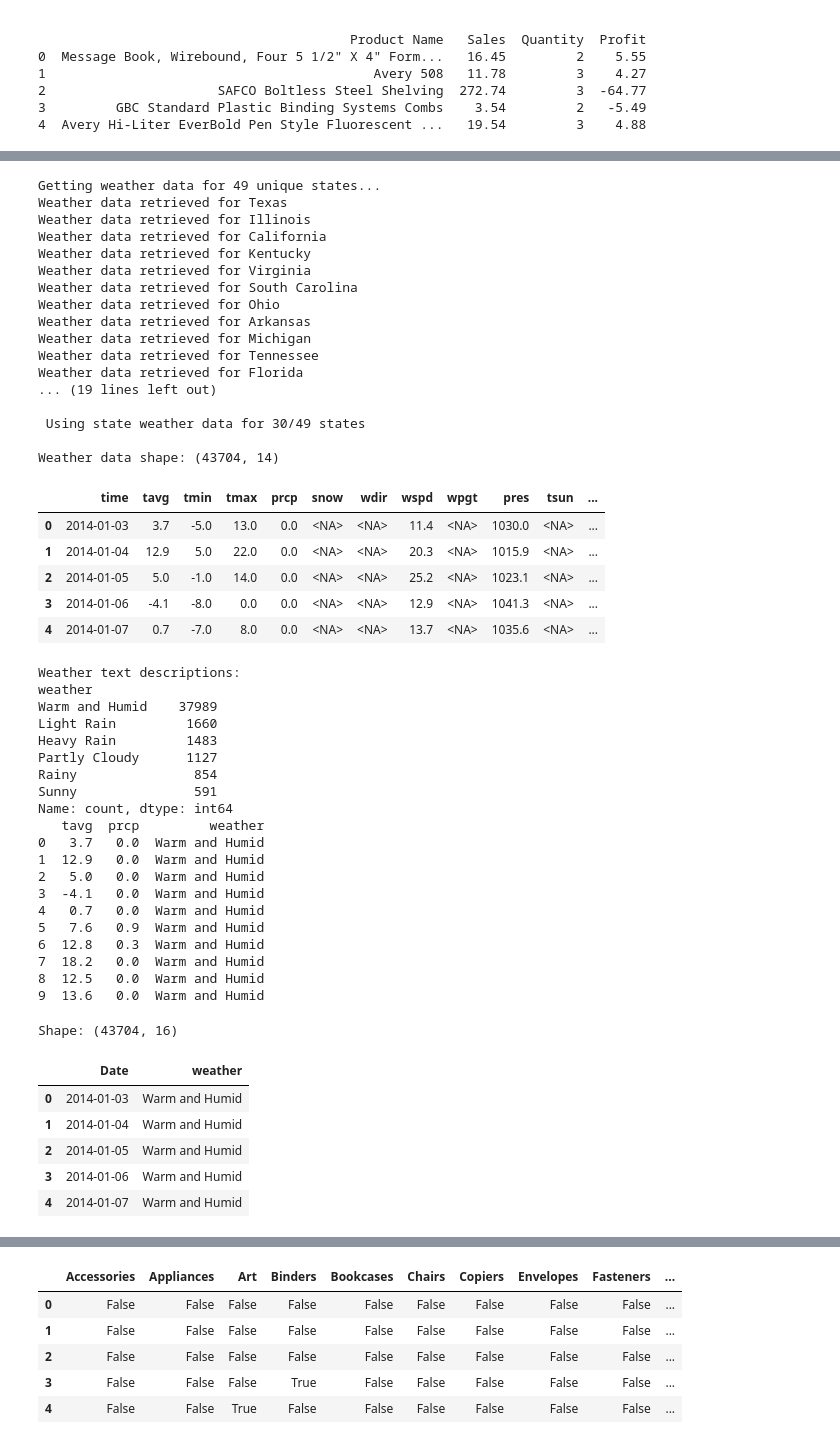
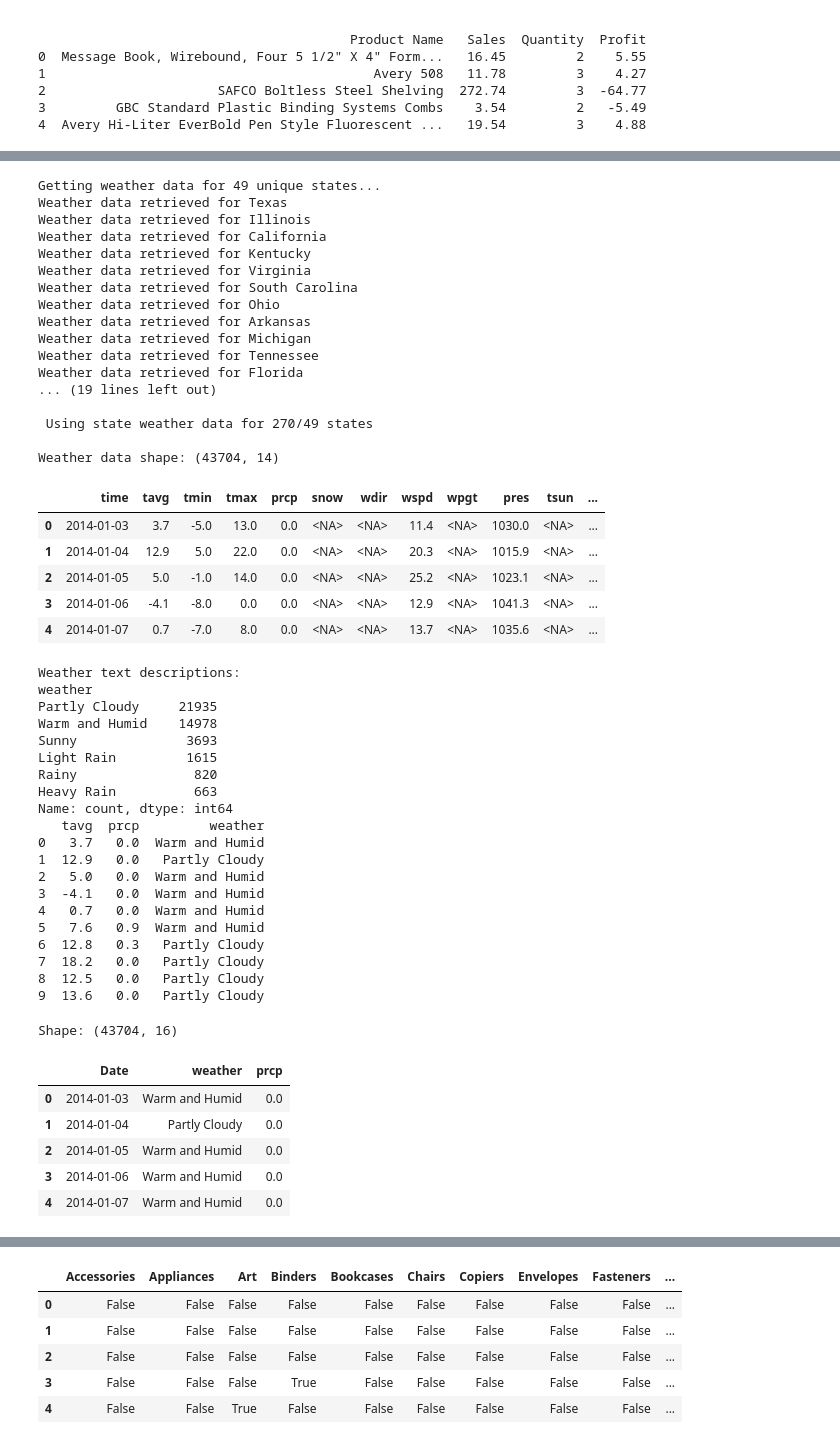
Before and after one commit to MaharLeika18/Data-Mining---Python, a Jupyter notebook: Final_Exam/ClusterAnalysis.ipynb, the cells around one changed output, grey strips where cells are left out. Cells and saved outputs as stored; diff of their text form; code cells hidden in the pictures.

Commit message:
Fixed null issues with prcp

```diff
--- a/Final_Exam/ClusterAnalysis.ipynb
+++ b/Final_Exam/ClusterAnalysis.ipynb
@@ -126,7 +126,9 @@ unique_states = data[['State', 'Latitude', 'Longitude']].drop_duplicates()
 
 print(f"Getting weather data for {len(unique_states)} unique states...")
 
-states_with_data = 0
+successful_states = []
+failed_states = []
+
 for i, row in unique_states.iterrows():
     state = row['State']
     lat, lon = row['Latitude'], row['Longitude']
@@ -184,7 +186,7 @@ Weather data retrieved for Tennessee
 Weather data retrieved for Florida
 ... (19 lines left out)
 
- Using state weather data for 30/49 states
+ Using state weather data for 270/49 states
 
 Weather data shape: (43704, 14)
 |  | time | tavg | tmin | tmax | prcp | snow | wdir | wspd | wpgt | pres | tsun | ... |
@@ -193,6 +195,17 @@ Weather data shape: (43704, 14)
 | 2 | 2014-01-05 | 5.0 | -1.0 | 14.0 | 0.0 | <NA> | <NA> | 25.2 | <NA> | 1023.1 | <NA> | ... |
 | 3 | 2014-01-06 | -4.1 | -8.0 | 0.0 | 0.0 | <NA> | <NA> | 12.9 | <NA> | 1041.3 | <NA> | ... |
 | 4 | 2014-01-07 | 0.7 | -7.0 | 8.0 | 0.0 | <NA> | <NA> | 13.7 | <NA> | 1035.6 | <NA> | ... |
+# %%
+#fix prcp and other null
+
+weather_data['prcp'] = weather_data['prcp'].replace('<NA>', np.nan)
+weather_data['tavg'] = weather_data['tavg'].replace('<NA>', np.nan)
+
+# Fill precipitation w 0 if null
+weather_data['prcp'] = weather_data['prcp'].fillna(0)
+
+# Fill temp w 15C if null
+weather_data['tavg'] = weather_data['tavg'].fillna(15)
 # %%
 # Add description to the data
 def get_weather_description(row):
@@ -200,20 +213,28 @@ def get_weather_description(row):
     precip = row['prcp']  # precipitation
 
     # Handle missing temperature or precipitation
-    if pd.isna(temp):
+    if pd.isna(temp) or temp == '<NA>':
         temp = 20  # Default average temperature
-    if pd.isna(precip):
+    if pd.isna(precip) or precip == '<NA>':
         precip = 0  # Default no precipitation
 
-    if precip > 10:
+
+    try:
+        temp = float(temp)
+        precip = float(precip)
+    except (ValueError, TypeError):
+        temp = 15
+        precip = 0
+
+    if precip > 20:
         return "Heavy Rain"
-    elif precip > 5:
+    elif precip > 10:
         return "Rainy"
-    elif precip > 1:
+    elif precip > 2.5:
         return "Light Rain"
-    elif temp > 29:
+    elif temp > 25:
         return "Sunny"
-    elif temp > 27:
+    elif temp > 10:
         return "Partly Cloudy"
     else:
         return "Warm and Humid"
@@ -227,43 +248,43 @@ print(weather_data[['tavg', 'prcp', 'weather']].head(10))
 # %% [output]
 Weather text descriptions:
 weather
-Warm and Humid    37989
-Light Rain         1660
-Heavy Rain         1483
-Partly Cloudy      1127
-Rainy               854
-Sunny               591
+Partly Cloudy     21935
+Warm and Humid    14978
+Sunny              3693
+Light Rain         1615
+Rainy               820
+Heavy Rain          663
 Name: count, dtype: int64
    tavg  prcp         weather
 0   3.7   0.0  Warm and Humid
-1  12.9   0.0  Warm and Humid
+1  12.9   0.0   Partly Cloudy
 2   5.0   0.0  Warm and Humid
 3  -4.1   0.0  Warm and Humid
 4   0.7   0.0  Warm and Humid
 5   7.6   0.9  Warm and Humid
-6  12.8   0.3  Warm and Humid
-7  18.2   0.0  Warm and Humid
-8  12.5   0.0  Warm and Humid
-9  13.6   0.0  Warm and Humid
+6  12.8   0.3   Partly Cloudy
+7  18.2   0.0   Partly Cloudy
+8  12.5   0.0   Partly Cloudy
+9  13.6   0.0   Partly Cloudy
 # %%
 # Create weather_data_reset for merging
 weather_data_reset = weather_data.reset_index()
 weather_data_reset.rename(columns={'time': 'Date'}, inplace=True)
 
 print(f"Shape: {weather_data_reset.shape}")
-display(weather_data_reset[['Date', 'weather']].head())
+display(weather_data_reset[['Date', 'weather','prcp']].head())
 
 # Rename data column to match
 data_merged = data.rename(columns={'Order Date': 'Date'})
 data_with_weather = pd.merge(data_merged, weather_data_reset[['Date','weather','tavg','prcp','wspd']], on='Date', how='left')
 # %% [output]
 Shape: (43704, 16)
-|  | Date | weather |
-| 0 | 2014-01-03 | Warm and Humid |
-| 1 | 2014-01-04 | Warm and Humid |
-| 2 | 2014-01-05 | Warm and Humid |
-| 3 | 2014-01-06 | Warm and Humid |
-| 4 | 2014-01-07 | Warm and Humid |
+|  | Date | weather | prcp |
+| 0 | 2014-01-03 | Warm and Humid | 0.0 |
+| 1 | 2014-01-04 | Partly Cloudy | 0.0 |
+| 2 | 2014-01-05 | Warm and Humid | 0.0 |
+| 3 | 2014-01-06 | Warm and Humid | 0.0 |
+| 4 | 2014-01-07 | Warm and Humid | 0.0 |
 # %%
 # Export
 data_with_weather.to_csv('retail_data_with_weather.csv', index=False)
```
Also changed, not shown: parts of 10 cells of this notebook.
